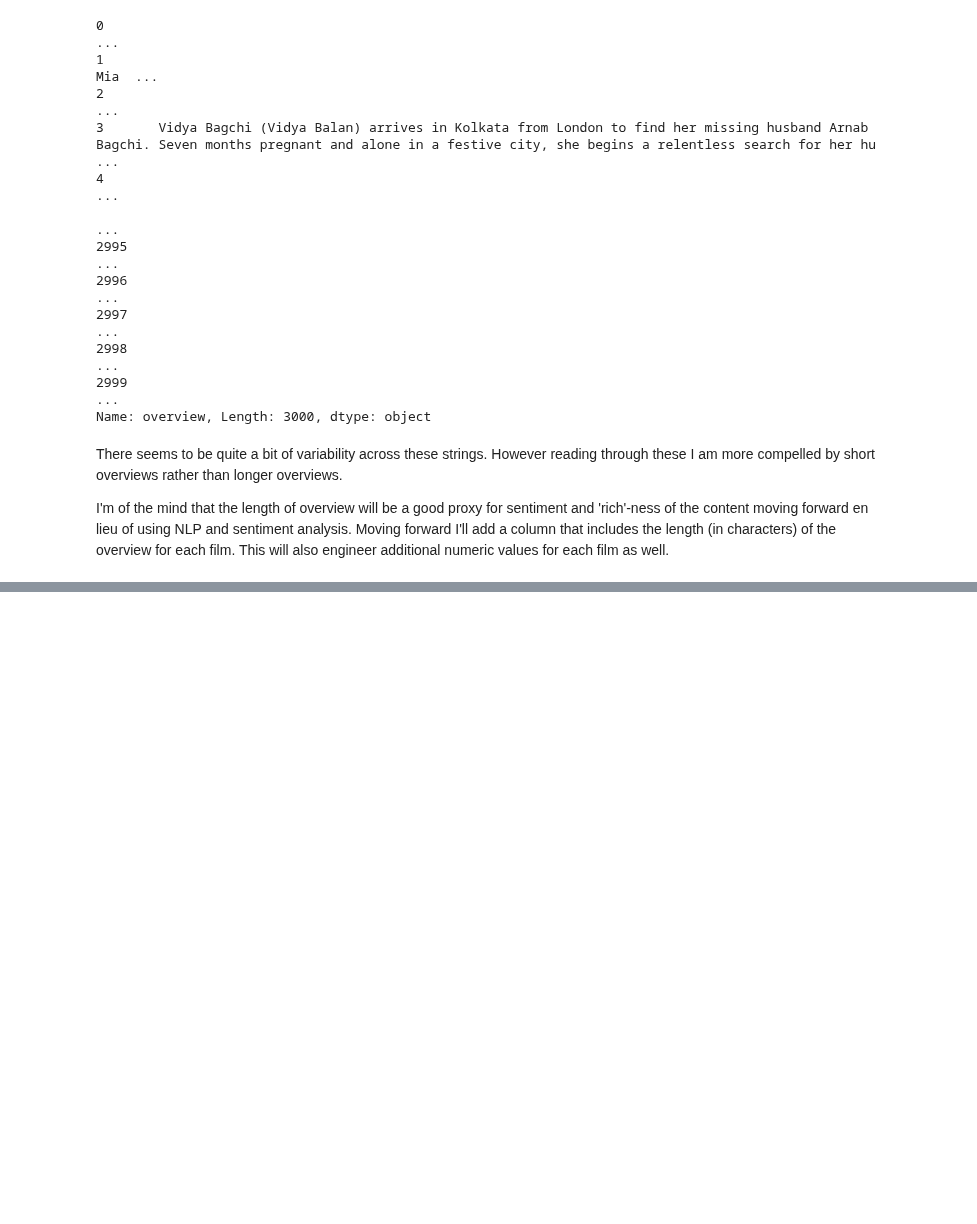
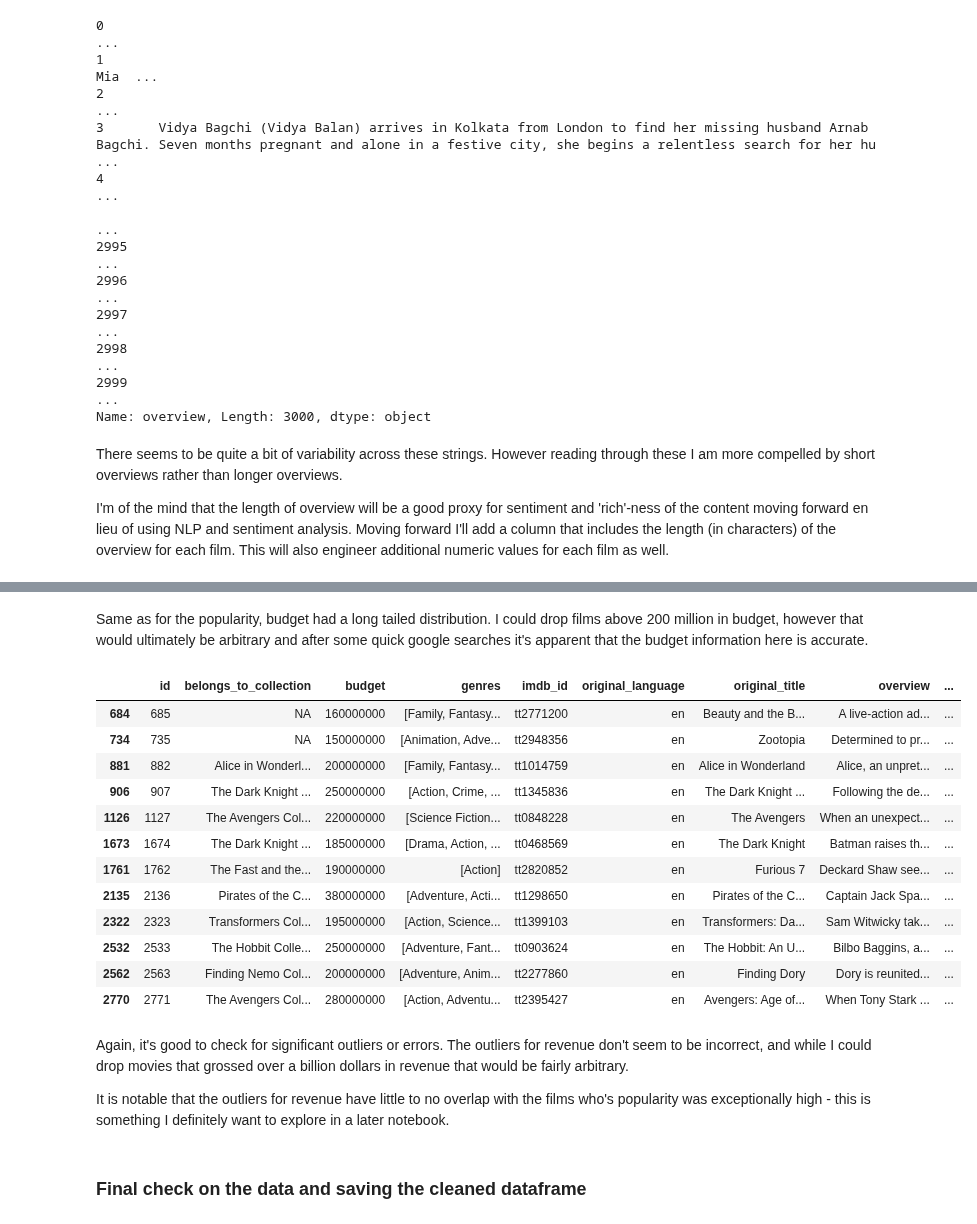
Before and after one commit to NickD-Dean/Springboard, a Jupyter notebook: Capstone Project 2/Data Wrangling - Box Office Revenue.ipynb, the cells around one changed output, grey strips where cells are left out. Cells and saved outputs as stored; diff of their text form; code cells hidden in the pictures; blank space fills up the shorter version.

```diff
--- a/Capstone Project 2/Data Wrangling - Box Office Revenue.ipynb
+++ b/Capstone Project 2/Data Wrangling - Box Office Revenue.ipynb
@@ -570,0 +658,24 @@ TypeError: object of type 'float' has no len()
+# %% [markdown]
+Same as for the popularity, budget had a long tailed distribution.  I could drop films above 200 million in budget, however that would ultimately be arbitrary and after some quick google searches it's apparent that the budget information here is accurate.
+# %%
+boxoffice[boxoffice.revenue > 1e9]   #examining films whose revenue exceeded 1 billion USD
+# %% [output]
+|  | id | belongs_to_collection | budget | genres | imdb_id | original_language | original_title | overview | ... |
+| 684 | 685 | NA | 160000000 | [Family, Fantasy... | tt2771200 | en | Beauty and the B... | A live-action ad... | ... |
+| 734 | 735 | NA | 150000000 | [Animation, Adve... | tt2948356 | en | Zootopia | Determined to pr... | ... |
+| 881 | 882 | Alice in Wonderl... | 200000000 | [Family, Fantasy... | tt1014759 | en | Alice in Wonderland | Alice, an unpret... | ... |
+| 906 | 907 | The Dark Knight ... | 250000000 | [Action, Crime, ... | tt1345836 | en | The Dark Knight ... | Following the de... | ... |
+| 1126 | 1127 | The Avengers Col... | 220000000 | [Science Fiction... | tt0848228 | en | The Avengers | When an unexpect... | ... |
+| 1673 | 1674 | The Dark Knight ... | 185000000 | [Drama, Action, ... | tt0468569 | en | The Dark Knight | Batman raises th... | ... |
+| 1761 | 1762 | The Fast and the... | 190000000 | [Action] | tt2820852 | en | Furious 7 | Deckard Shaw see... | ... |
+| 2135 | 2136 | Pirates of the C... | 380000000 | [Adventure, Acti... | tt1298650 | en | Pirates of the C... | Captain Jack Spa... | ... |
+| 2322 | 2323 | Transformers Col... | 195000000 | [Action, Science... | tt1399103 | en | Transformers: Da... | Sam Witwicky tak... | ... |
+| 2532 | 2533 | The Hobbit Colle... | 250000000 | [Adventure, Fant... | tt0903624 | en | The Hobbit: An U... | Bilbo Baggins, a... | ... |
+| 2562 | 2563 | Finding Nemo Col... | 200000000 | [Adventure, Anim... | tt2277860 | en | Finding Dory | Dory is reunited... | ... |
+| 2770 | 2771 | The Avengers Col... | 280000000 | [Action, Adventu... | tt2395427 | en | Avengers: Age of... | When Tony Stark ... | ... |
+# %% [markdown]
+Again, it's good to check for significant outliers or errors.  The outliers for revenue don't seem to be incorrect, and while I could drop movies that grossed over a billion dollars in revenue that would be fairly arbitrary.
+
+It is notable that the outliers for revenue have little to no overlap with the films who's popularity was exceptionally high - this is something I definitely want to explore in a later notebook.
+# %% [markdown]
+### Final check on the data and saving the cleaned dataframe
```
Also changed, not shown: parts of 20 cells of this notebook.
